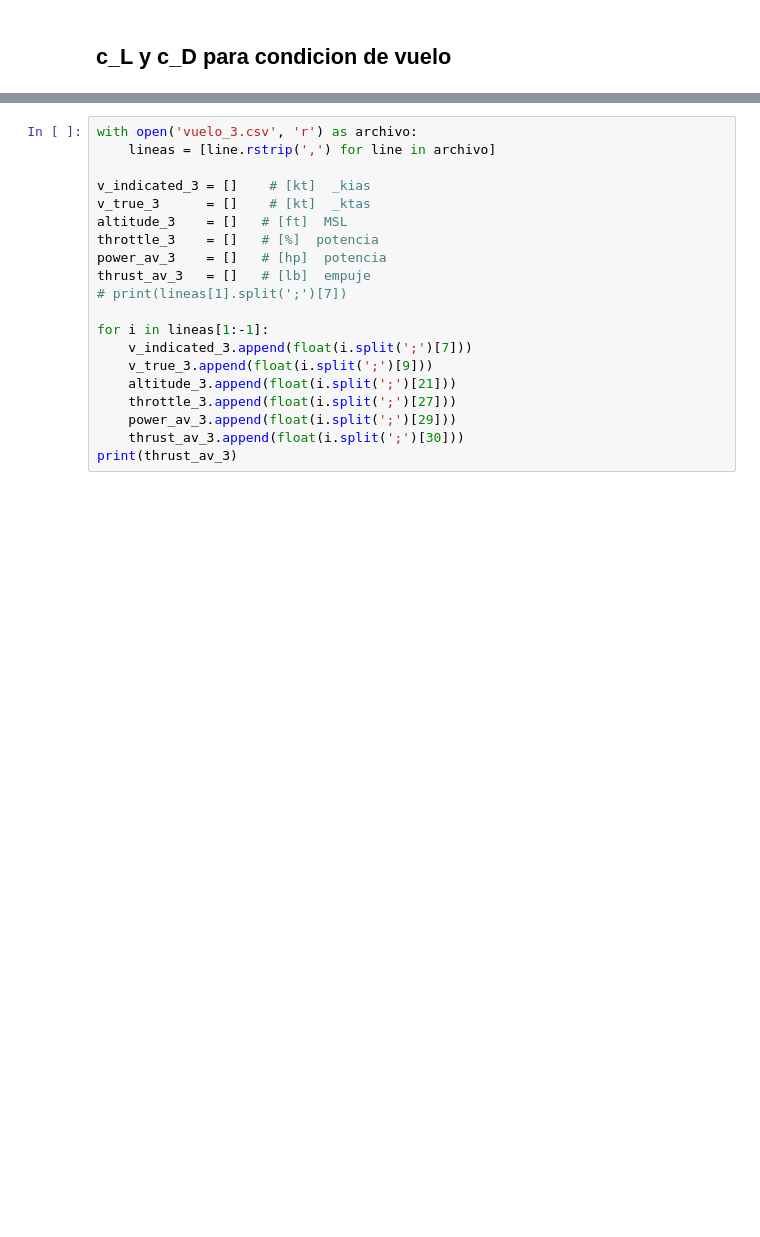
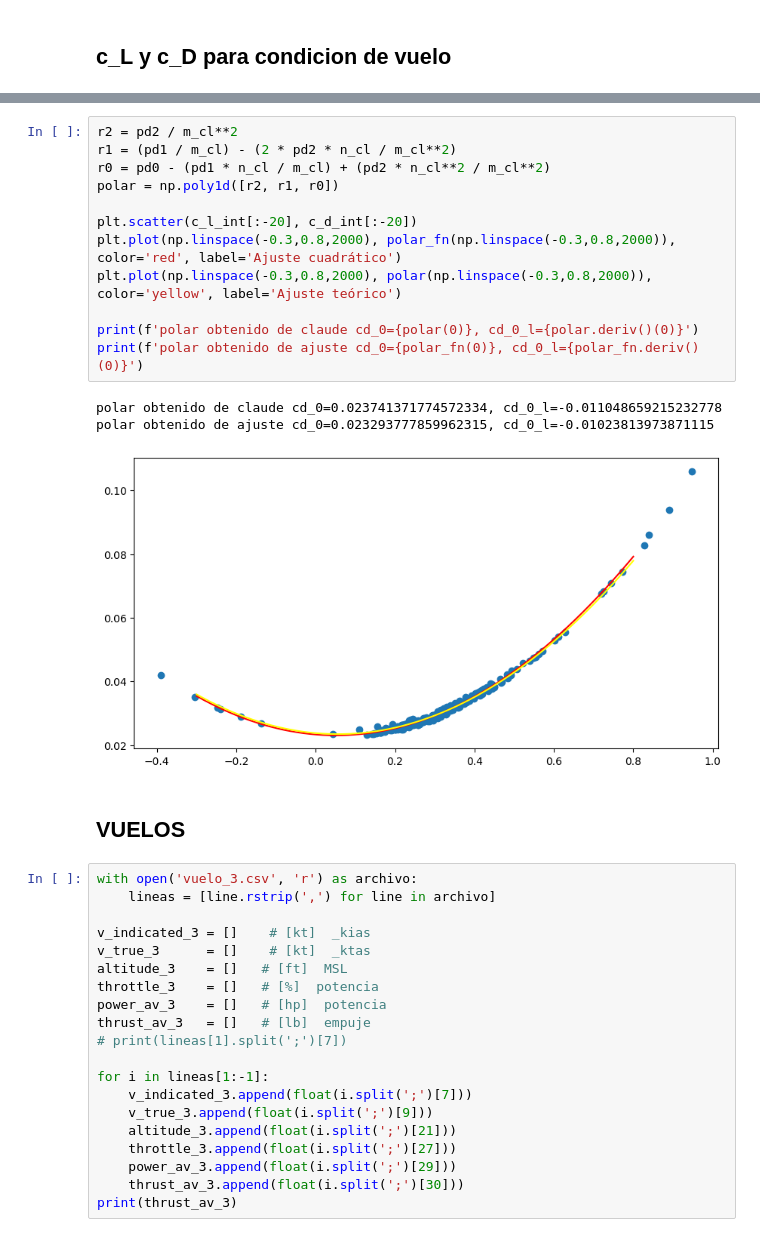
Before and after one commit to otarola-joaquin/Trabajos-varios-8vo-semestre, a Jupyter notebook: Mecánica del Vuelo/Tarea_3/lab3_graficos.ipynb, the cells around one changed output, grey strips where cells are left out. Drawn from its saved outputs; the diff is of its cells as text; blank space fills up the shorter version.

```diff
--- a/Mecánica del Vuelo/Tarea_3/lab3_graficos.ipynb
+++ b/Mecánica del Vuelo/Tarea_3/lab3_graficos.ipynb
@@ -275,3 +217,21 @@ plt.plot(c_d_2[43:55], cubic_fit_fn(c_d_2[43:55]), linestyle='--', color='red')
+# %%
+r2 = pd2 / m_cl**2
+r1 = (pd1 / m_cl) - (2 * pd2 * n_cl / m_cl**2)
+r0 = pd0 - (pd1 * n_cl / m_cl) + (pd2 * n_cl**2 / m_cl**2)
+polar = np.poly1d([r2, r1, r0])
+
+plt.scatter(c_l_int[:-20], c_d_int[:-20])
+plt.plot(np.linspace(-0.3,0.8,2000), polar_fn(np.linspace(-0.3,0.8,2000)), color='red', label='Ajuste cuadrático')
+plt.plot(np.linspace(-0.3,0.8,2000), polar(np.linspace(-0.3,0.8,2000)), color='yellow', label='Ajuste teórico')
+
+print(f'polar obtenido de claude cd_0={polar(0)}, cd_0_l={polar.deriv()(0)}')
+print(f'polar obtenido de ajuste cd_0={polar_fn(0)}, cd_0_l={polar_fn.deriv()(0)}')
+# %% [output]
+polar obtenido de claude cd_0=0.023741371774572334, cd_0_l=-0.011048659215232778
+polar obtenido de ajuste cd_0=0.023293777859962315, cd_0_l=-0.01023813973871115
+[figure, added]
+# %% [markdown]
+## VUELOS
 # %%
 with open('vuelo_3.csv', 'r') as archivo:
     lineas = [line.rstrip(',') for line in archivo]
```
Also changed, not shown: parts of 9 cells of this notebook, 3 other files.
